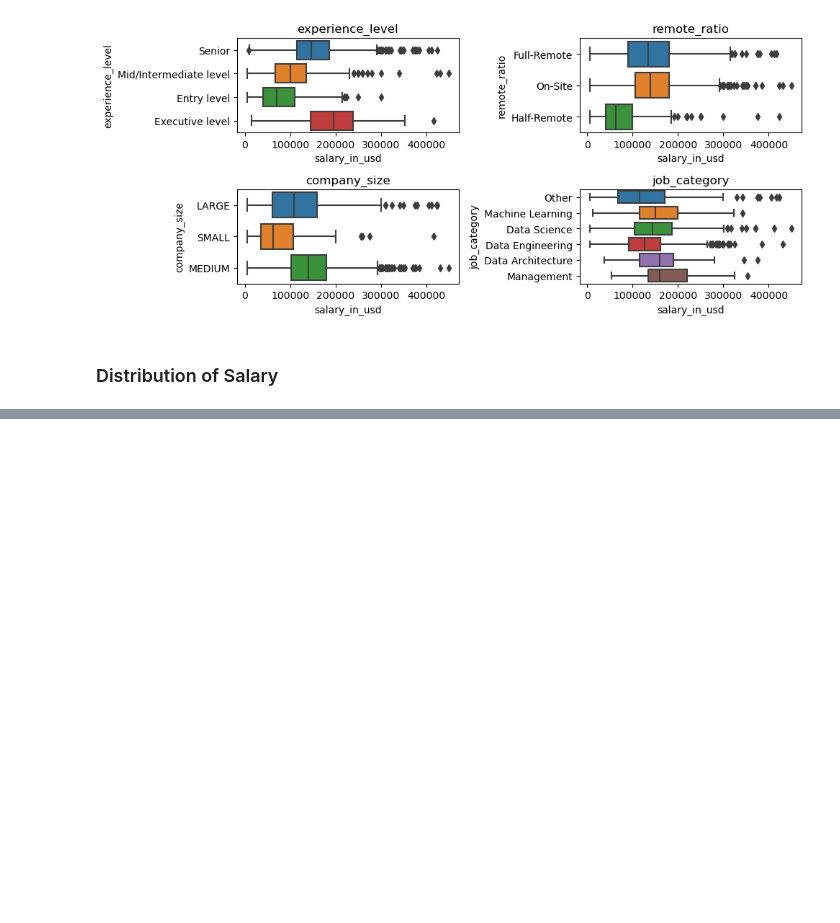
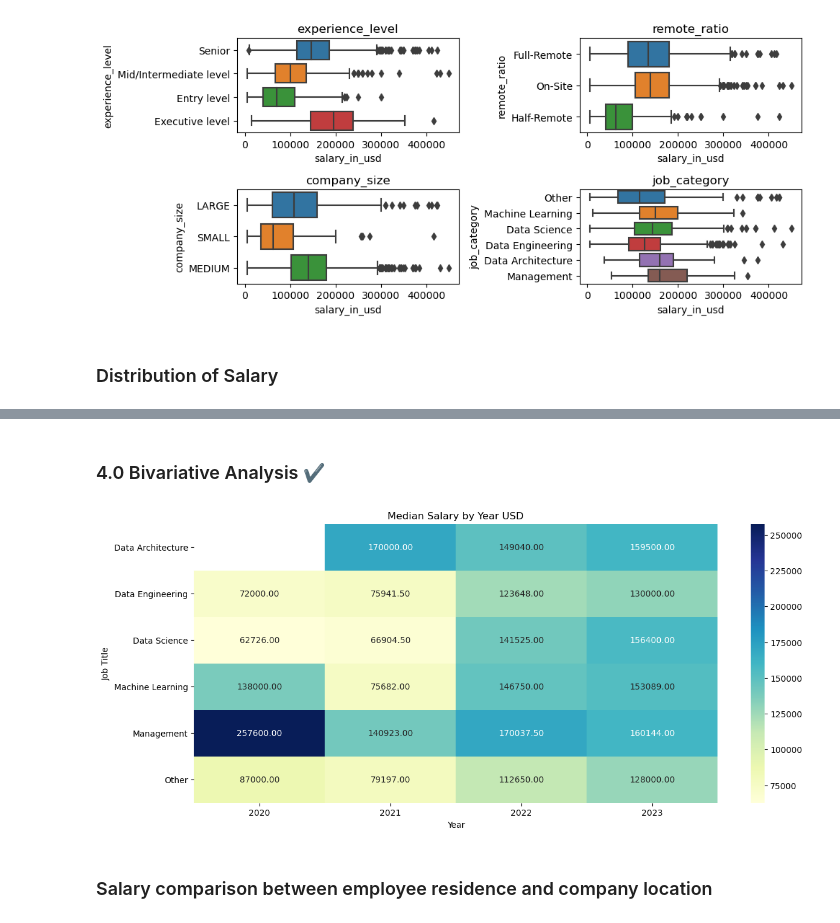
Before and after one commit to elvisramirez02/MachineLearning_PredictionModel, a Jupyter notebook: ADMN5016 Group Assignment.ipynb, the cells around one changed output, grey strips where cells are left out. Drawn from its saved outputs; the diff is of its cells as text; code cells hidden in the pictures; blank space fills up the shorter version.

```diff
--- a/ADMN5016 Group Assignment.ipynb
+++ b/ADMN5016 Group Assignment.ipynb
@@ -326,0 +397,15 @@ plt.show()
+# %% [markdown]
+### 4.0 Bivariative Analysis ✔️
+# %%
+#  Median salary by job title
+pivot_table = mySalariesDF.pivot_table(values='salary_in_usd', index='job_category', columns='work_year', aggfunc='median')
+plt.figure(figsize=(14, 6))
+sns.heatmap(pivot_table, annot=True, fmt=".2f", cmap="YlGnBu")
+plt.title('Median Salary by Year USD')
+plt.xlabel('Year')
+plt.ylabel('Job Title')
+plt.show()
+# %% [output]
+[figure, added]
+# %% [markdown]
+### Salary comparison between employee residence and company location
```
Also changed, not shown: parts of 7 cells of this notebook.
